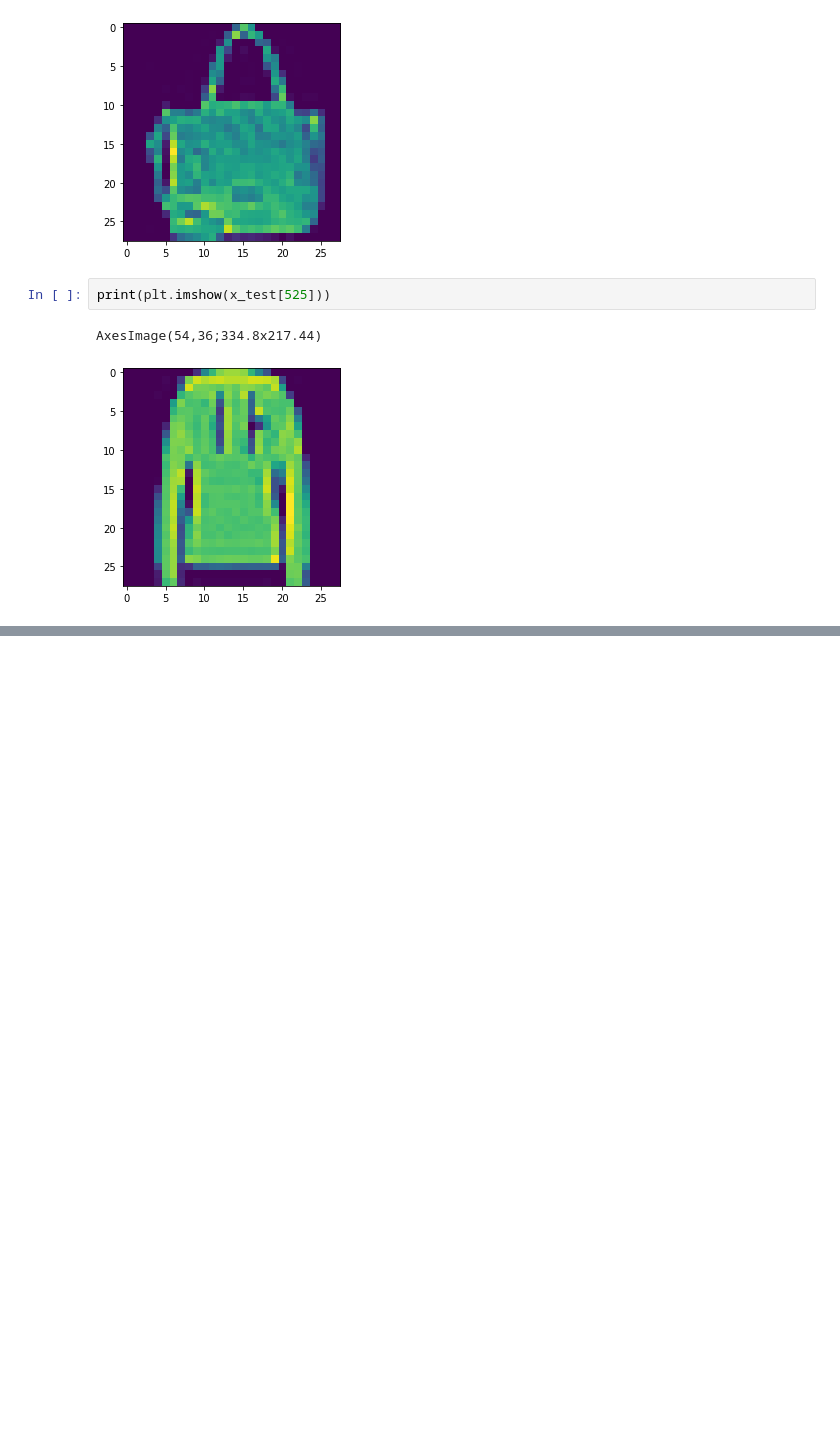
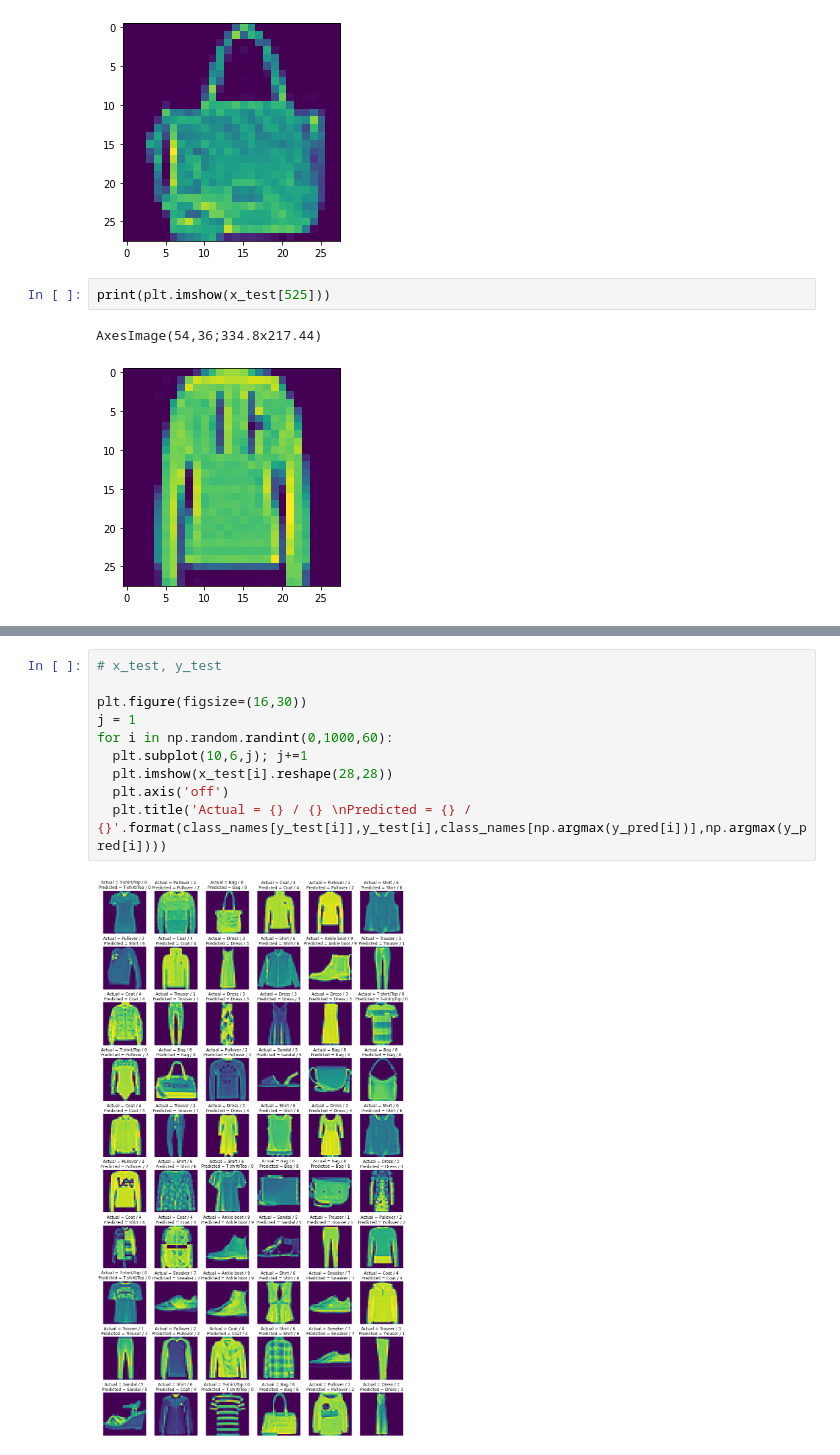
Before and after one commit to Leandro-Braga/Estudo_de_Caso, a Jupyter notebook: Atividade_Leandro_Neural_Network.ipynb, the cells around one changed output, grey strips where cells are left out. Saved outputs shown, nothing was run; the diff lists cells and outputs as text; blank space fills up the shorter version.

```diff
--- a/Atividade_Leandro_Neural_Network.ipynb
+++ b/Atividade_Leandro_Neural_Network.ipynb
@@ -884,0 +1004,12 @@ print(y_pred)
+# %%
+# x_test, y_test
+
+plt.figure(figsize=(16,30))
+j = 1
+for i in np.random.randint(0,1000,60):
+  plt.subplot(10,6,j); j+=1
+  plt.imshow(x_test[i].reshape(28,28))
+  plt.axis('off')
+  plt.title('Actual = {} / {} \nPredicted = {} / {}'.format(class_names[y_test[i]],y_test[i],class_names[np.argmax(y_pred[i])],np.argmax(y_pred[i])))
+# %% [output]
+[figure, added]
```
Also changed, not shown: parts of 24 cells of this notebook.
